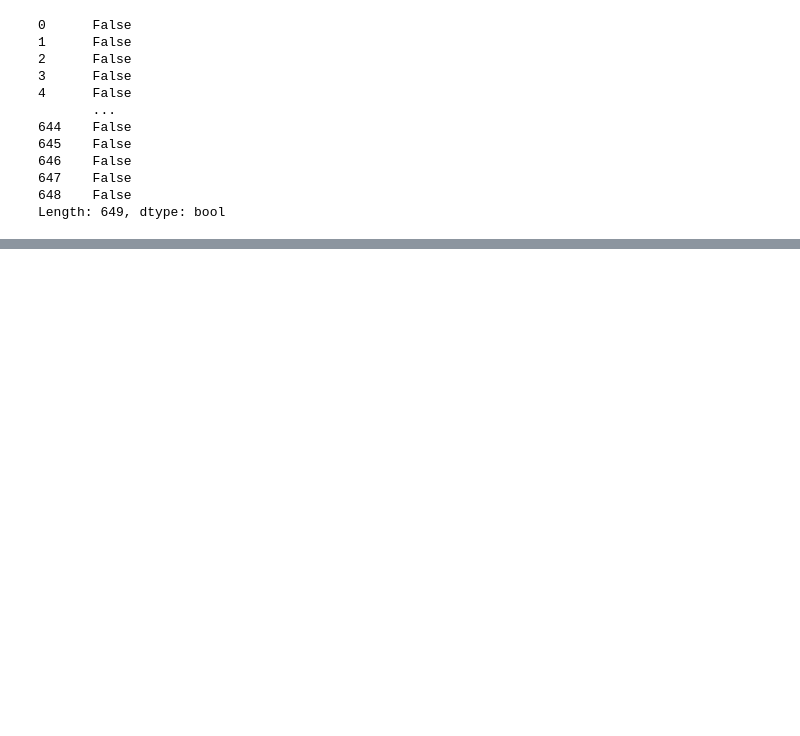
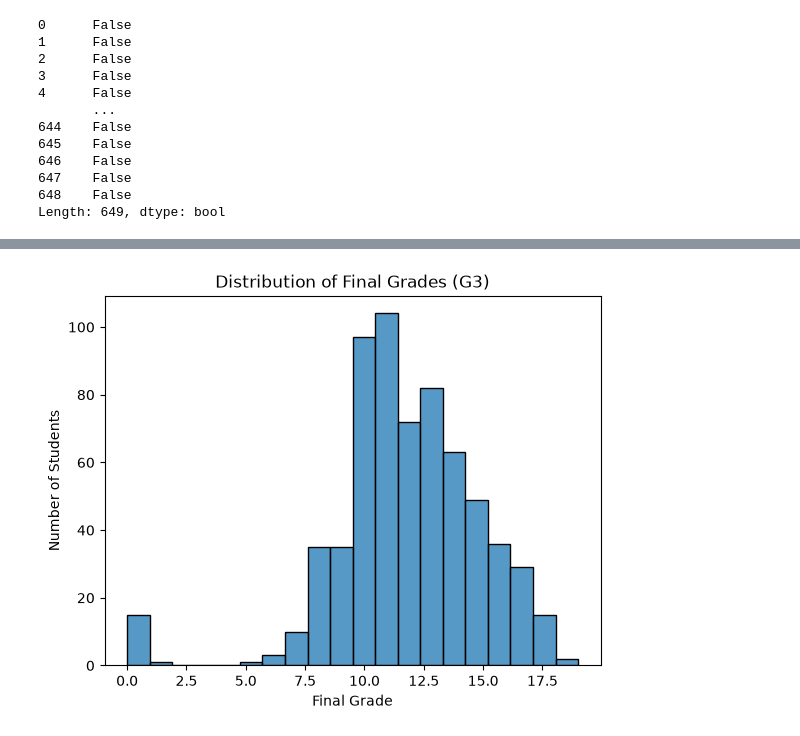
Before and after one commit to 2026441-dotcom/Machine-Learning, a Jupyter notebook: Sugarjav Dorjsuren Machine Learninggg.ipynb, the cells around one changed output, grey strips where cells are left out. Saved outputs shown, nothing was run; the diff lists cells and outputs as text; code cells hidden in the pictures; blank space fills up the shorter version.

Commit message:
data cleaning

```diff
--- a/Sugarjav Dorjsuren Machine Learninggg.ipynb
+++ b/Sugarjav Dorjsuren Machine Learninggg.ipynb
@@ -85,0 +102,11 @@ df.describe()
+# %%
+import matplotlib.pyplot as plt
+import seaborn as sns
+
+sns.histplot(data=df, x="G3", bins=20)
+plt.title("Distribution of Final Grades (G3)")
+plt.xlabel("Final Grade")
+plt.ylabel("Number of Students")
+plt.show()
+# %% [output]
+[figure, added]
```
Also changed, not shown: parts of 2 cells of this notebook.
